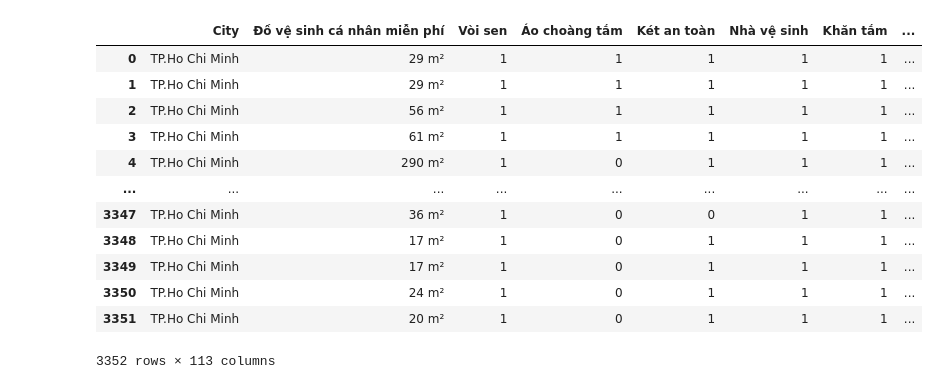
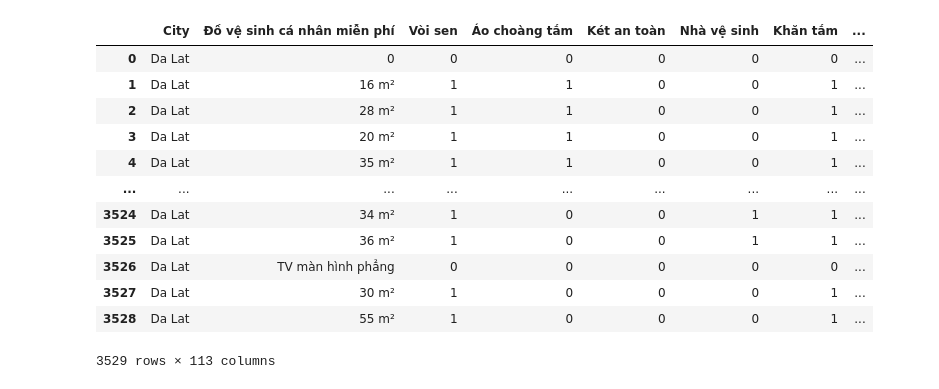
Before and after one commit to huuthang2509/DoAn-CK---NMKHDL, a Jupyter notebook: test.ipynb, the cells around one changed output. Cells and saved outputs as stored; diff of their text form; code cells hidden in the pictures.

```diff
--- a/test.ipynb
+++ b/test.ipynb
@@ -2,19 +2,19 @@
 import pandas as pd
 import numpy as np
 # %%
-df = pd.read_csv('page1_out_copy.csv')
+df = pd.read_csv('dalat.csv')
 df
 # %% [output]
 |  | City | Đồ vệ sinh cá nhân miễn phí | Vòi sen | Áo choàng tắm | Két an toàn | Nhà vệ sinh | Khăn tắm | ... |
-| 0 | TP.Ho Chi Minh | 29 m² | 1 | 1 | 1 | 1 | 1 | ... |
-| 1 | TP.Ho Chi Minh | 29 m² | 1 | 1 | 1 | 1 | 1 | ... |
-| 2 | TP.Ho Chi Minh | 56 m² | 1 | 1 | 1 | 1 | 1 | ... |
-| 3 | TP.Ho Chi Minh | 61 m² | 1 | 1 | 1 | 1 | 1 | ... |
-| 4 | TP.Ho Chi Minh | 290 m² | 1 | 0 | 1 | 1 | 1 | ... |
+| 0 | Da Lat | 0 | 0 | 0 | 0 | 0 | 0 | ... |
+| 1 | Da Lat | 16 m² | 1 | 1 | 0 | 0 | 1 | ... |
+| 2 | Da Lat | 28 m² | 1 | 1 | 0 | 0 | 1 | ... |
+| 3 | Da Lat | 20 m² | 1 | 1 | 0 | 0 | 1 | ... |
+| 4 | Da Lat | 35 m² | 1 | 1 | 0 | 0 | 1 | ... |
 | ... | ... | ... | ... | ... | ... | ... | ... | ... |
-| 3347 | TP.Ho Chi Minh | 36 m² | 1 | 0 | 0 | 1 | 1 | ... |
-| 3348 | TP.Ho Chi Minh | 17 m² | 1 | 0 | 1 | 1 | 1 | ... |
-| 3349 | TP.Ho Chi Minh | 17 m² | 1 | 0 | 1 | 1 | 1 | ... |
-| 3350 | TP.Ho Chi Minh | 24 m² | 1 | 0 | 1 | 1 | 1 | ... |
-| 3351 | TP.Ho Chi Minh | 20 m² | 1 | 0 | 1 | 1 | 1 | ... |
+| 3524 | Da Lat | 34 m² | 1 | 0 | 0 | 1 | 1 | ... |
+| 3525 | Da Lat | 36 m² | 1 | 0 | 0 | 1 | 1 | ... |
+| 3526 | Da Lat | TV màn hình phẳng | 0 | 0 | 0 | 0 | 0 | ... |
+| 3527 | Da Lat | 30 m² | 1 | 0 | 0 | 0 | 1 | ... |
+| 3528 | Da Lat | 55 m² | 1 | 0 | 0 | 0 | 1 | ... |
-3352 rows × 113 columns
+3529 rows × 113 columns
```
Also changed, not shown: 3 other files.
